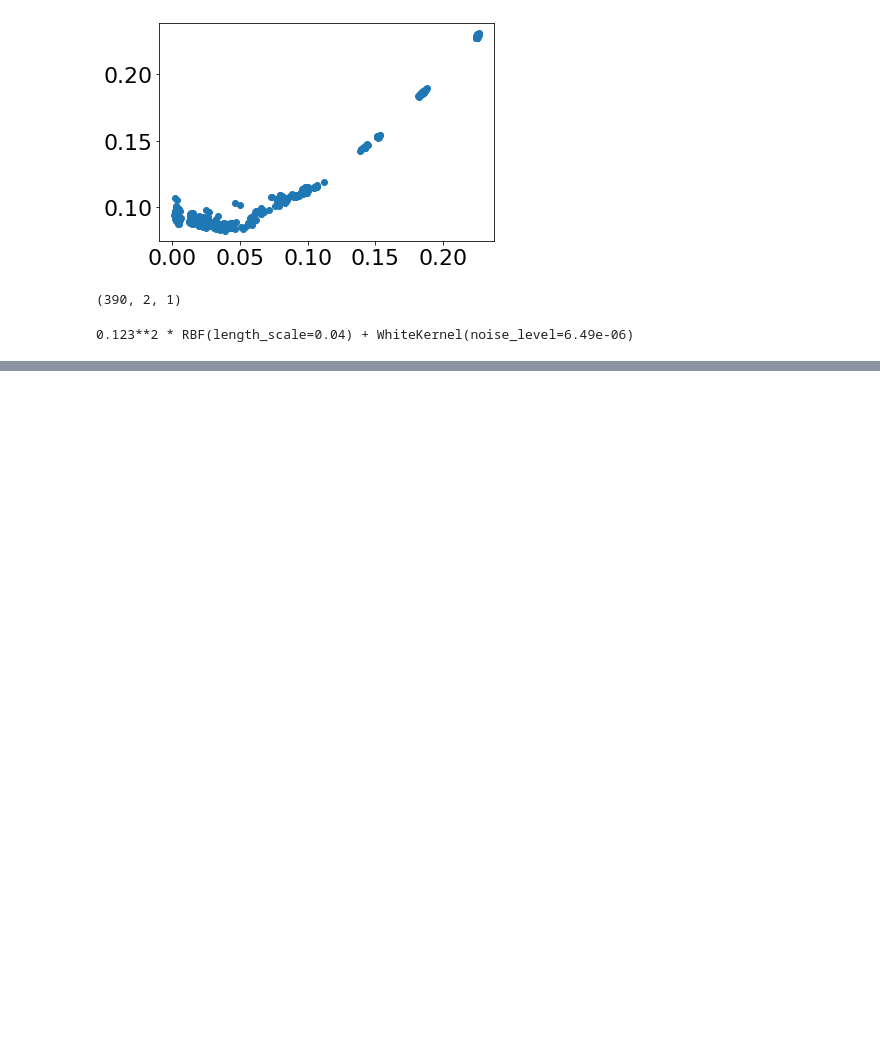
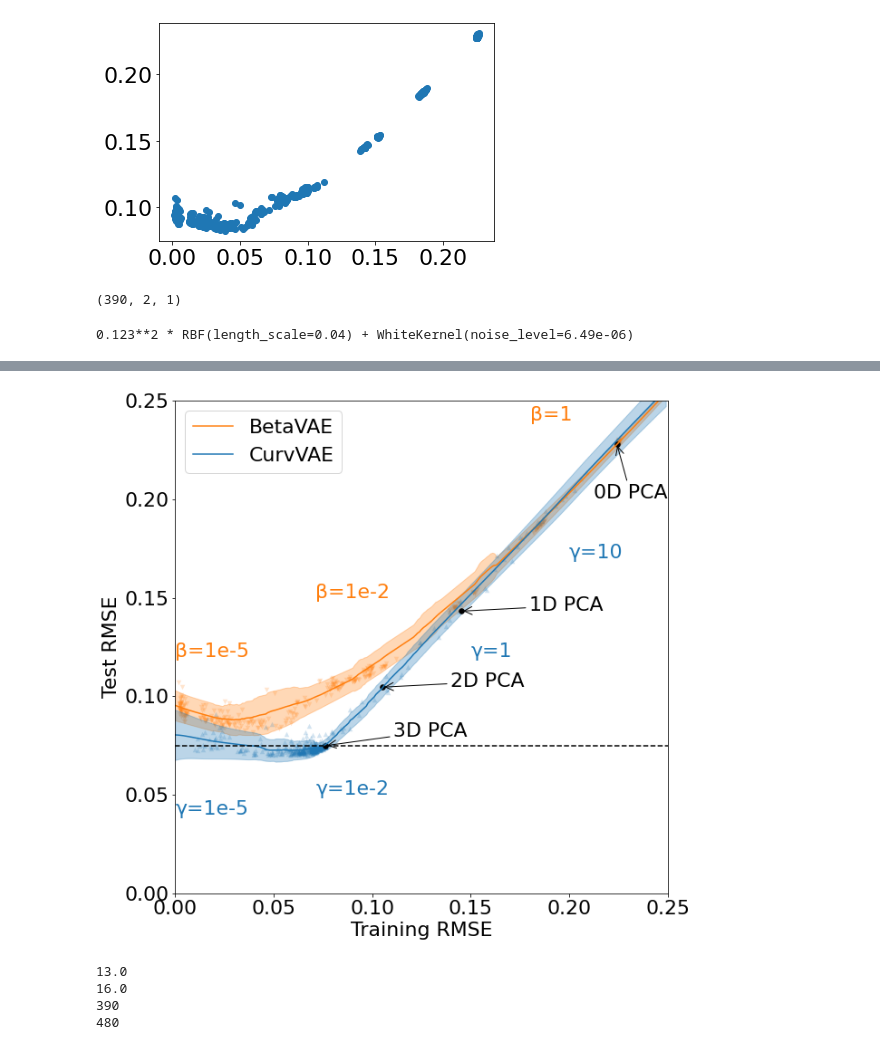
Before and after one commit to travers-rhodes/IROS2022CurvVAE, a Jupyter notebook: notebooks/REVIEW-FEEDBACK FIG4 PlotGenerationAndFormatting.ipynb, the cells around one changed output, grey strips where cells are left out. Drawn from its saved outputs; the diff is of its cells as text; code cells hidden in the pictures; blank space fills up the shorter version.

Commit message:
ok have a 100 sample figure I sent to dan. re-running with 200 samples now

```diff
--- a/notebooks/REVIEW-FEEDBACK FIG4 PlotGenerationAndFormatting.ipynb
+++ b/notebooks/REVIEW-FEEDBACK FIG4 PlotGenerationAndFormatting.ipynb
@@ -438,0 +428,74 @@ NameError: name 'noise_std' is not defined
+# %%
+f,ax = plt.subplots(1,1,figsize=(10,10))
+for (label, color, errorcolor, X_train, y_train, gaussian_process, marker) in [
+        ("BetaVAE", "tab:orange" , "tab:orange" , finalfitdataset_beta[:,0], finalfitdataset_beta[:,1,0], fitmodels[0], "v"),
+        ("CurvVAE", "tab:blue"   , "tab:blue"   , finalfitdataset_curv[:,0], finalfitdataset_curv[:,1,0], fitmodels[1], "^")
+    ]:
+    #X = np.arange(np.min(X_train),np.max(X_train),0.001).reshape(-1,1)
+    X = np.arange(0,0.25,0.001).reshape(-1,1)
+    plt.scatter(x=X_train[:, 0], y=y_train, color=color,s=30, marker = marker,#, label=label
+                alpha=0.2,linewidths=0,edgecolors=None)
+    y_mean,y_std,y_point_std = lowess.fit_1d_lowess_with_confidence_bounds(X_train,y_train, X,0.33)
+    plt.fill_between(
+        X.ravel(),
+        y_mean - 1.96 * (y_std + y_point_std),
+        y_mean + 1.96 * (y_std + y_point_std),
+        color=errorcolor,
+        alpha=0.3,
+        #label=r"95% confidence interval",
+    )
+    plt.plot(
+        X.ravel(),
+        y_mean,
+        color=errorcolor,
+        alpha=1,
+        label=label,
+    )
+pcatraintestresults = [
+(0.22419371587397705, 0.2280505547284446),
+(0.14522424739834378, 0.14321458052304378),
+(0.10528128829504901, 0.10464429348233918),
+(0.07626925807955225, 0.07492719427840255)]
+for i, (pcatrain, pcatest) in enumerate(pcatraintestresults):
+    plt.scatter(pcatrain,pcatest,s=30,c="k")
+    if i == 0:
+        plt.annotate(f"{i}D PCA",(pcatrain,pcatest),
+                     xytext=(-26, -60), textcoords='offset points', color="k",
+                     arrowprops=dict(arrowstyle="->", color="k"))
+    elif i == 3:
+        plt.annotate(f"{i}D PCA",(pcatrain,pcatest),
+                     xytext=(75, 10), textcoords='offset points', color="k",
+                     arrowprops=dict(arrowstyle="->", color="k"))
+    else:
+        plt.annotate(f"{i}D PCA",(pcatrain,pcatest),
+                     xytext=(75, 0), textcoords='offset points', color="k",
+                     arrowprops=dict(arrowstyle="->", color="k"))
+plt.plot((0,0.25),(pcatraintestresults[-1][1],pcatraintestresults[-1][1]),color="k",linestyle="--")
+plt.annotate(f"β=1",(0.18, 0.24),color="tab:orange")
+plt.annotate(f"β=1e-5",(0.0, 0.12),color="tab:orange")
+plt.annotate(f"β=1e-2",(0.09, 0.15),color="tab:orange",horizontalalignment="center")
+plt.annotate(f"γ=10",(0.20, 0.17),color="tab:blue")
+plt.annotate(f"γ=1",(0.15, 0.12),color="tab:blue")
+plt.annotate(f"γ=1e-5",(0.0, 0.04),color="tab:blue")
+plt.annotate(f"γ=1e-2",(0.09, 0.05),color="tab:blue",horizontalalignment="center")
+ax.set_aspect("equal","box")
+plt.xlim(0,0.25)
+plt.ylim(0,0.25)
+plt.xticks(np.arange(0, 0.26, step=0.05))
+plt.yticks(np.arange(0, 0.26, step=0.05))
+plt.xlabel("Training RMSE")
+plt.ylabel("Test RMSE")
+plt.legend()
+plt.show()
+# %% [output]
+[figure, added]
+# %%
+print(len(finalfitdataset_beta)/30)
+print(len(finalfitdataset_curv)/30)
+print(len(finalfitdataset_beta))
+print(len(finalfitdataset_curv))
+# %% [output]
+13.0
+16.0
+390
+480
```
Also changed, not shown: parts of 15 cells of this notebook, 3 other files.
